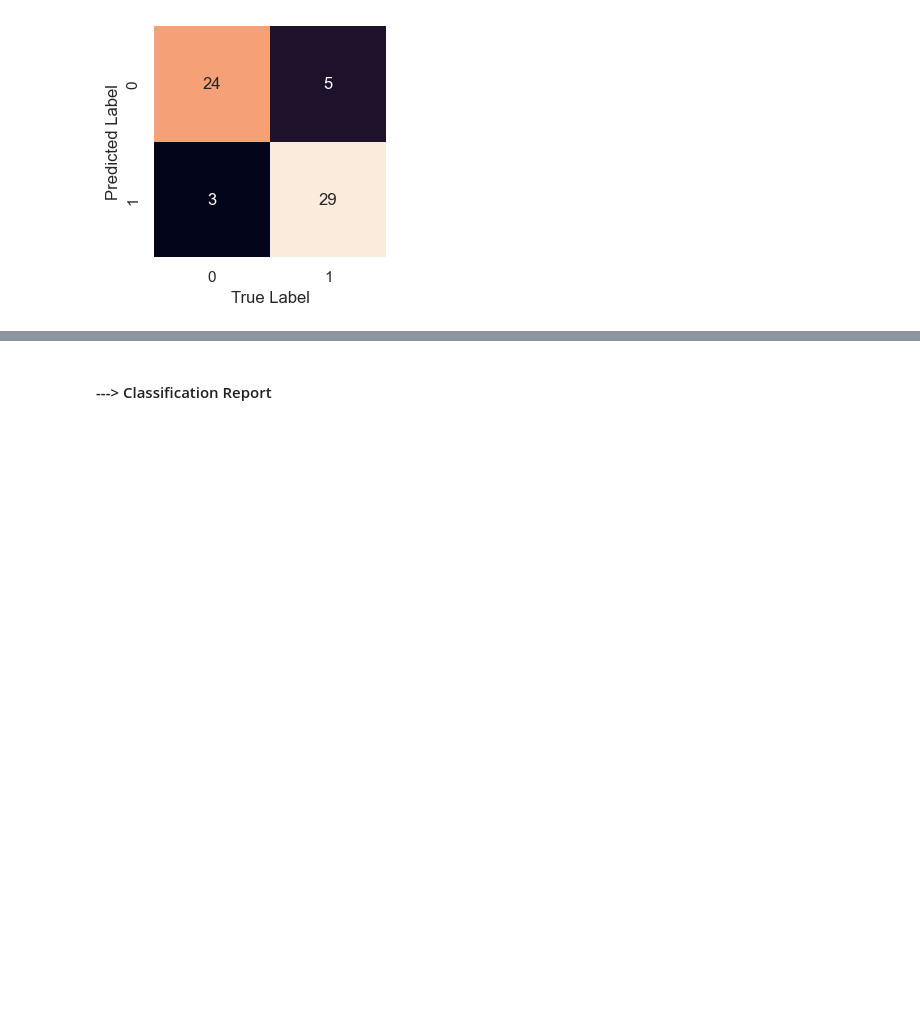
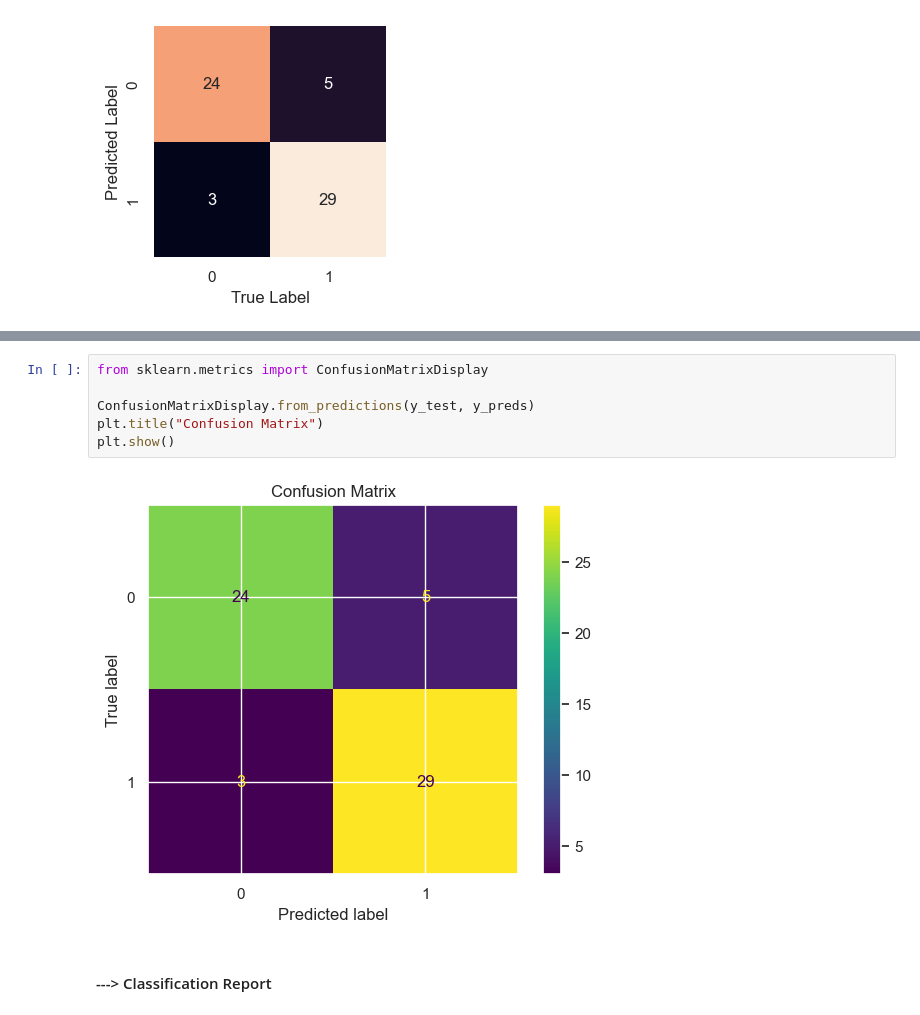
Before and after one commit to Ayamigah16/MLOPS, a Jupyter notebook: ml_models/scikit_learn_workflow.ipynb, the cells around one changed output, grey strips where cells are left out. Drawn from its saved outputs; the diff is of its cells as text; blank space fills up the shorter version.

Commit message:
metric functions

```diff
--- a/ml_models/scikit_learn_workflow.ipynb
+++ b/ml_models/scikit_learn_workflow.ipynb
@@ -1022,2 +1018,10 @@ ImportError: cannot import name 'plot_confusion_matrix' from 'sklearn.metrics' (
+# %%
+from sklearn.metrics import ConfusionMatrixDisplay
+
+ConfusionMatrixDisplay.from_predictions(y_test, y_preds)
+plt.title("Confusion Matrix")
+plt.show()
+# %% [output]
+[figure, added]
 # %% [markdown]
 #### ---> Classification Report
```
Also changed, not shown: parts of 50 cells of this notebook, 1 other file.
